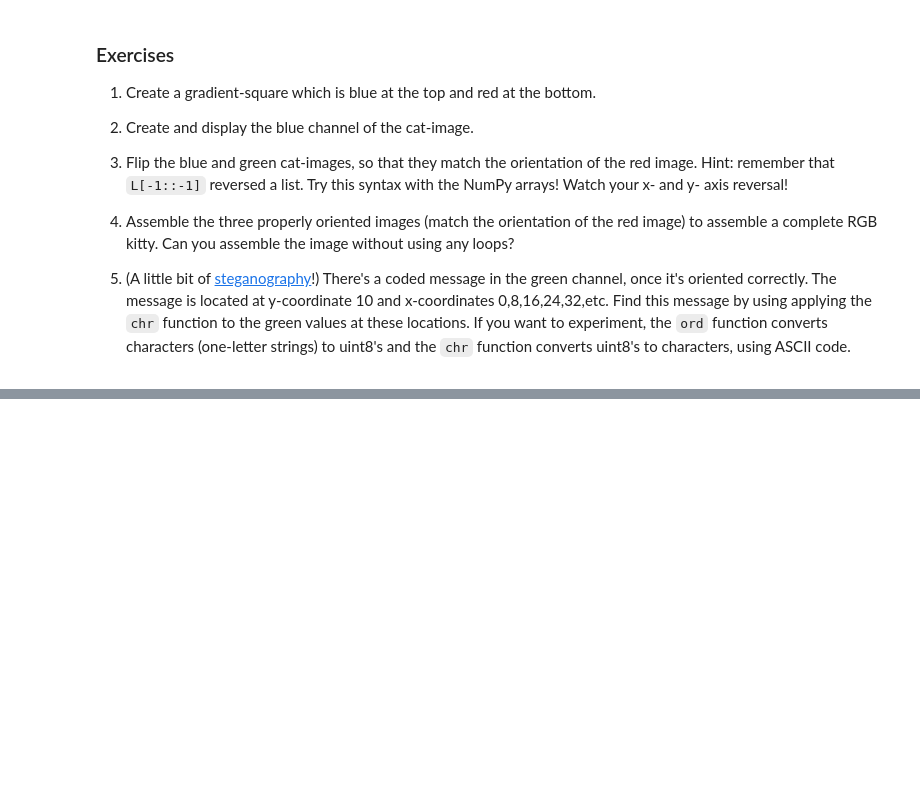
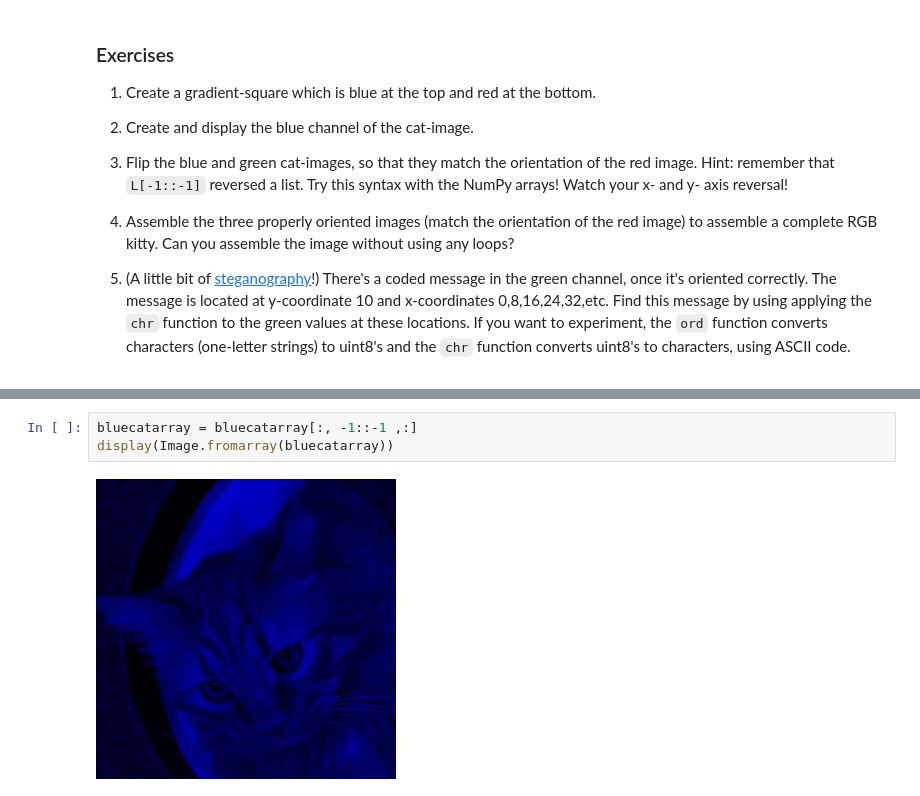
Before and after one commit to denaliwilson/Math-152, a Jupyter notebook: Copy_of_P4M_Notebook_4.ipynb, the cells around one changed output, grey strips where cells are left out. Drawn from its saved outputs; the diff is of its cells as text; blank space fills up the shorter version.

```diff
--- a/Copy_of_P4M_Notebook_4.ipynb
+++ b/Copy_of_P4M_Notebook_4.ipynb
@@ -1083,0 +1131,5 @@ Now we see the problem!  Complete the exercises below to fix the image.
+# %%
+bluecatarray = bluecatarray[:, -1::-1 ,:]
+display(Image.fromarray(bluecatarray))
+# %% [output]
+[figure, added]
```
Also changed, not shown: parts of 15 cells of this notebook.
